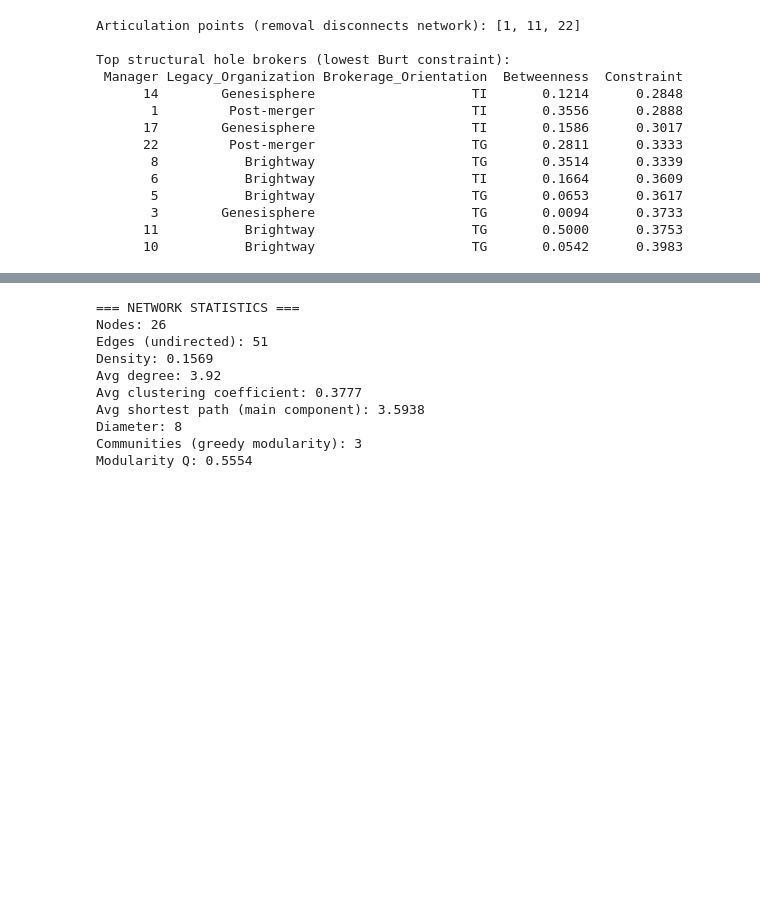
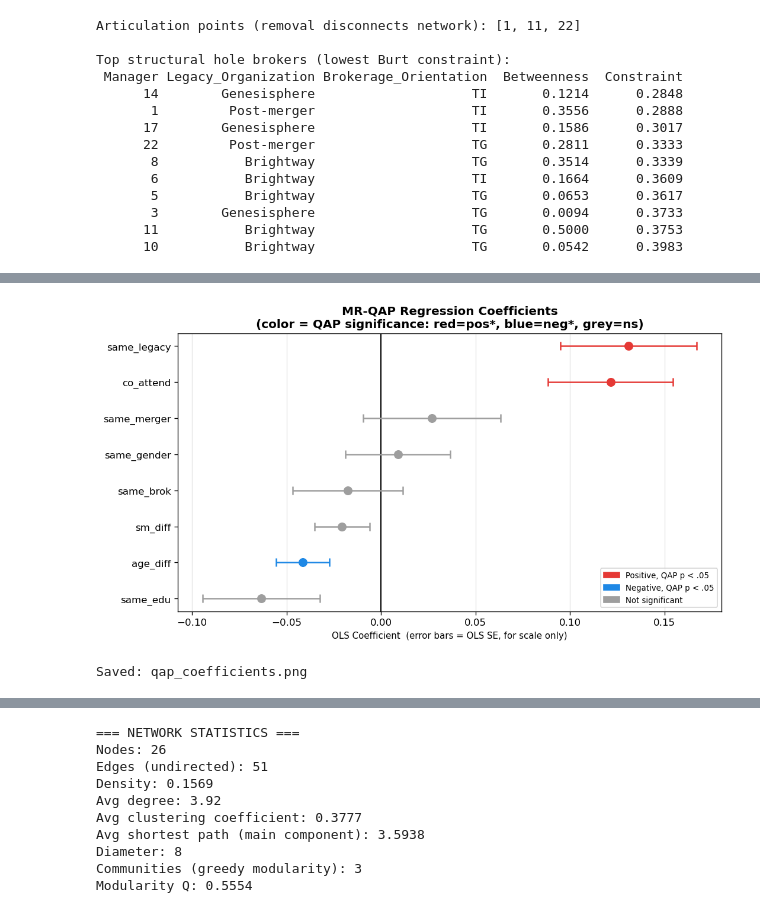
Before and after one commit to shortstax23/assignment_sno, a Jupyter notebook: analysis.ipynb, the cells around one changed output, grey strips where cells are left out. Cells and saved outputs as stored; diff of their text form; code cells hidden in the pictures; blank space fills up the shorter version.

```diff
--- a/analysis.ipynb
+++ b/analysis.ipynb
@@ -510,0 +707,10 @@ plt.show()
+# %%
+# --- OLS baseline (reference only — p-values invalid for dyadic data) ---
+X_const   = sm.add_constant(X_mat)
+ols_model = sm.OLS(y_vec, X_const).fit()
+
+print('=' * 60)
+print('OLS BASELINE — ⚠ p-values INVALID for dyadic data')
+print('Use QAP p-values from permutation test below')
+print('=' * 60)
+print(ols_model.summary(xname=['const'] + pred_names))
@@ -510,0 +812,40 @@ plt.show()
+# %%
+# --- Forest plot (coefficient plot) ---
+bse = ols_model.bse[1:]   # OLS SE — for visual scale only, not inference
+
+sig_mask = pvals < 0.05
+colors   = ['#E53935' if (s and b > 0) else '#1E88E5' if (s and b <= 0) else '#9E9E9E'
+            for s, b in zip(sig_mask, obs_coefs)]
+
+order = np.argsort(obs_coefs)
+y_pos = np.arange(len(pred_names))
+
+fig, ax = plt.subplots(figsize=(9, 5))
+ax.axvline(0, color='black', linewidth=1.2)
+
+for i, idx in enumerate(order):
+    ax.errorbar(obs_coefs[idx], i,
+                xerr=bse[idx],
+                fmt='o', color=colors[idx], markersize=8,
+                capsize=4, elinewidth=1.5, capthick=1.5)
+
+ax.set_yticks(y_pos)
+ax.set_yticklabels([pred_names[i] for i in order], fontsize=10)
+ax.set_xlabel('OLS Coefficient  (error bars = OLS SE, for scale only)', fontsize=9)
+ax.set_title('MR-QAP Regression Coefficients\n(color = QAP significance: red=pos*, blue=neg*, grey=ns)',
+             fontweight='bold')
+
+legend_els = [
+    mpatches.Patch(color='#E53935', label='Positive, QAP p < .05'),
+    mpatches.Patch(color='#1E88E5', label='Negative, QAP p < .05'),
+    mpatches.Patch(color='#9E9E9E', label='Not significant'),
+]
+ax.legend(handles=legend_els, fontsize=8, loc='lower right')
+ax.grid(axis='x', alpha=0.3)
+plt.tight_layout()
+plt.savefig('qap_coefficients.png', bbox_inches='tight')
+plt.show()
+print('Saved: qap_coefficients.png')
+# %% [output]
+[figure, added]
+Saved: qap_coefficients.png
```
Also changed, not shown: parts of 43 cells of this notebook, 5 other files.
